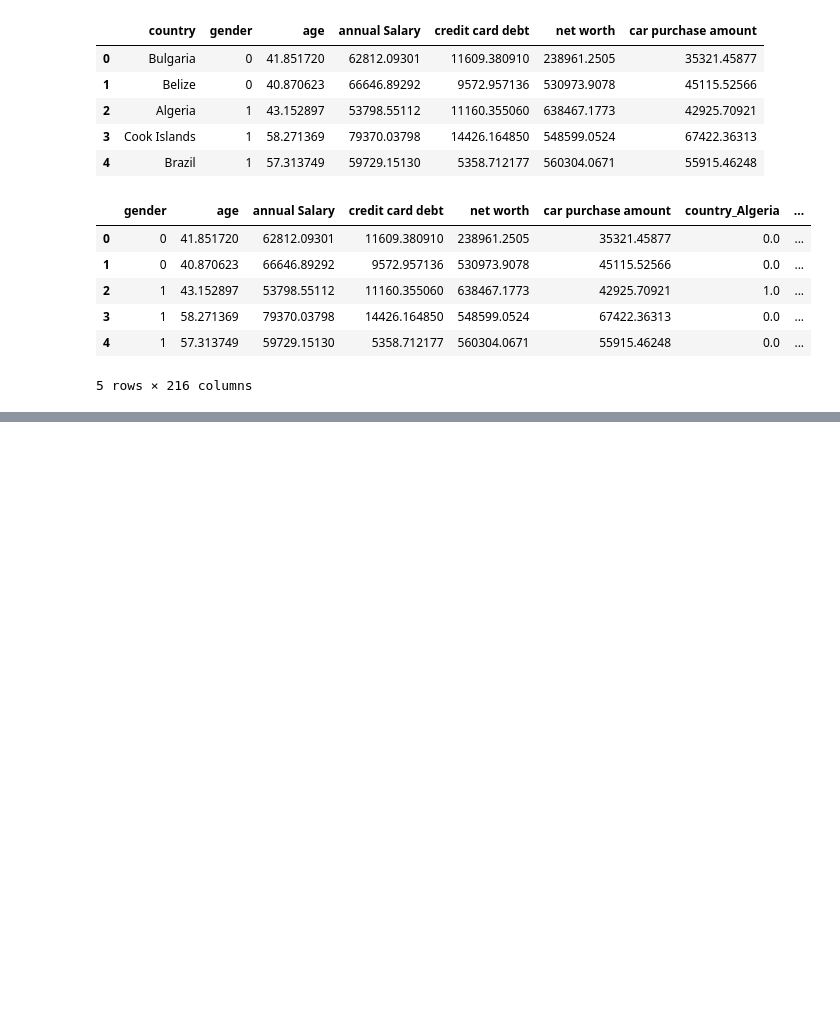
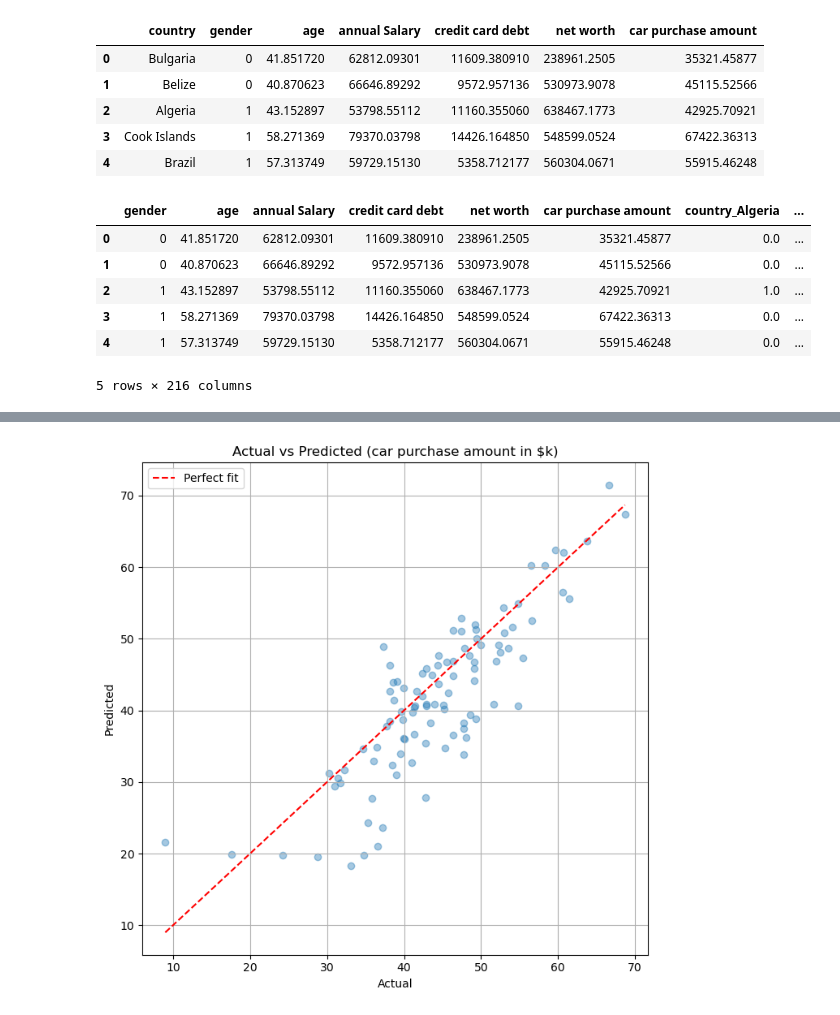
Before and after one commit to FbStatsQuant/ANN, a Jupyter notebook: 2_ANN_Regression_tensorflow.ipynb, the cells around one changed output, grey strips where cells are left out. Drawn from its saved outputs; the diff is of its cells as text; code cells hidden in the pictures; blank space fills up the shorter version.

```diff
--- a/2_ANN_Regression_tensorflow.ipynb
+++ b/2_ANN_Regression_tensorflow.ipynb
@@ -113,0 +114,15 @@ plt.show()
+# %%
+y_pred = model.predict(X_test).squeeze()
+y_true = y_test.values
+
+fig, ax = plt.subplots(figsize=(7, 7))
+ax.scatter(y_true, y_pred, alpha=0.4)
+ax.plot([y_true.min(), y_true.max()], [y_true.min(), y_true.max()], 'r--', label='Perfect fit')
+ax.set_xlabel('Actual')
+ax.set_ylabel('Predicted')
+ax.set_title('Actual vs Predicted (car purchase amount in $k)')
+ax.legend()
+ax.grid(True)
+plt.tight_layout()
+plt.show()
+# %% [output]
@@ -113,0 +130 @@ plt.show()
+[figure, added]
```
Also changed, not shown: parts of 2 cells of this notebook.
